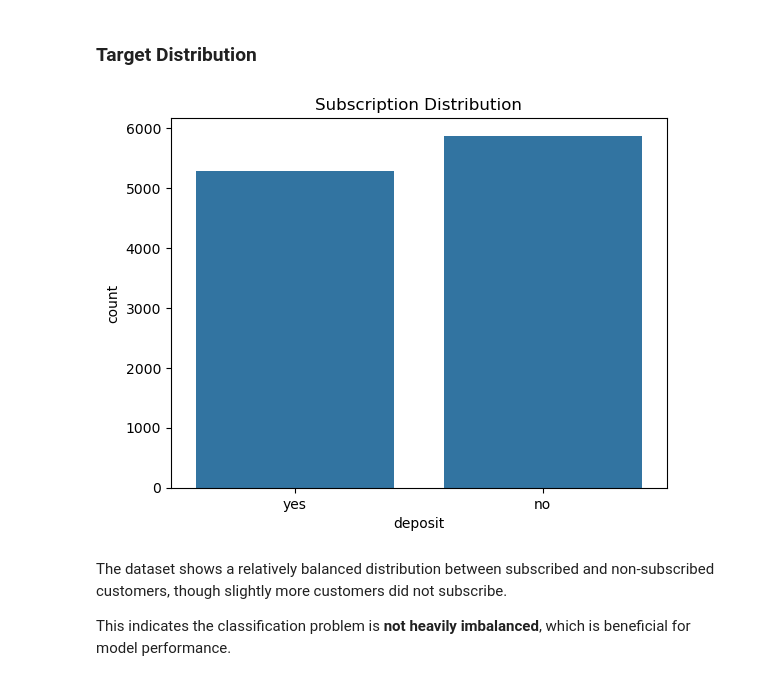
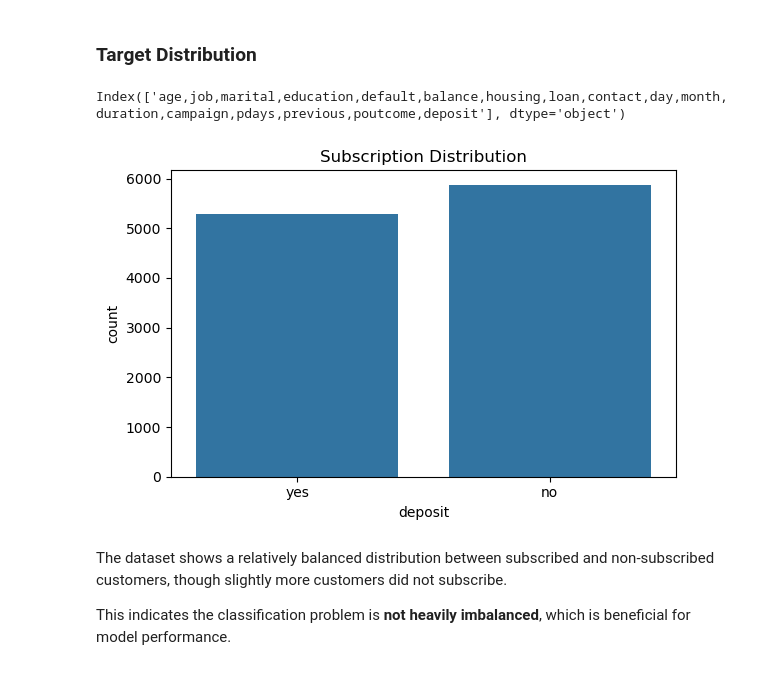
Before and after one commit to tannertanner073-rgb/data-science-portfolio, a Jupyter notebook: bank-marketing-analysis/notebook/Bank Marketing Campaign2.ipynb, the cells around one changed output. Saved outputs shown, nothing was run; the diff lists cells and outputs as text; code cells hidden in the pictures.

Commit message:
Update portfolio README and fix notebook visuals.

```diff
--- a/bank-marketing-analysis/notebook/Bank Marketing Campaign2.ipynb
+++ b/bank-marketing-analysis/notebook/Bank Marketing Campaign2.ipynb
@@ -63,7 +62,7 @@ import seaborn as sns
 # %% [markdown]
 ### Initial Data Preview
 # %%
-df = pd.read_csv("data/bank-full.csv", sep=",")
+df = pd.read_csv("../data/bank-full.csv")
 df.head()
 # %% [output]
 |  | age | job | marital | education | default | balance | housing | loan | contact | day | month | ... |
@@ -120,12 +107,19 @@ This simplifies preprocessing and allows the analysis to focus directly on patte
 ---
 # %% [markdown]
 ### Target Distribution
+# %%
+df.columns
+# %% [output]
+Index(['age,job,marital,education,default,balance,housing,loan,contact,day,month,duration,campaign,pdays,previous,poutcome,deposit'], dtype='object')
 # %%
-sns.countplot(x='deposit', data=df)
+plt.figure(figsize=(6,4))
+sns.countplot(data=df, x='deposit')
 plt.title('Subscription Distribution')
+
+plt.tight_layout()
 plt.show()
 # %% [output]
-[figure, old version]
+[figure, new version]
 # %% [markdown]
 The dataset shows a relatively balanced distribution between subscribed and non-subscribed customers, though slightly more customers did not subscribe.
 
```
Also changed, not shown: parts of 3 cells of this notebook, 2 other files.
